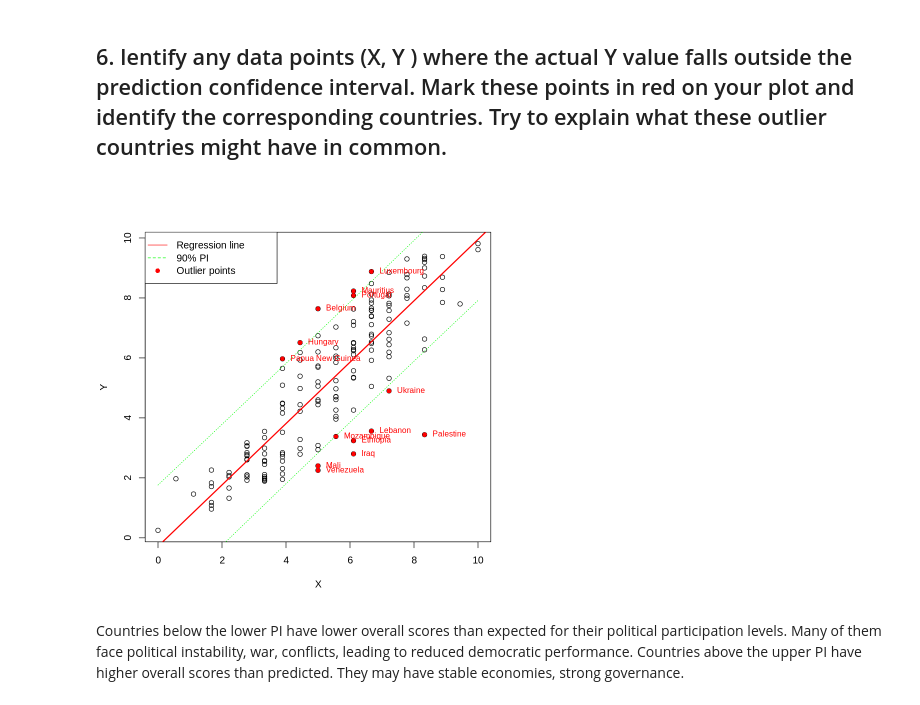
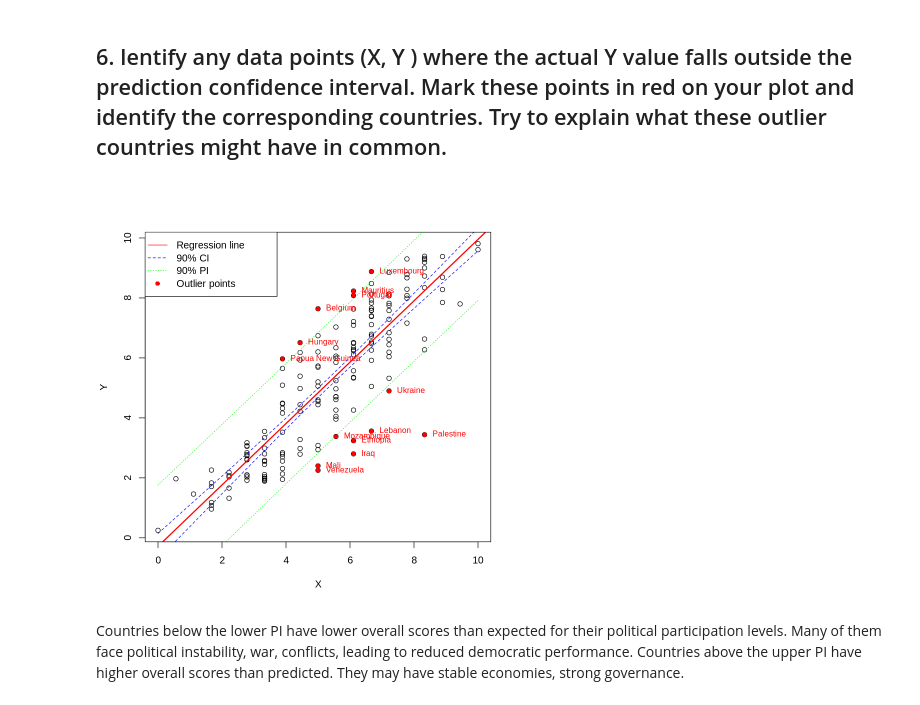
Before and after one commit to EmilijusPocius/Regresine-Analize, a Jupyter notebook: RA_Lab1.ipynb, the cells around one changed output. Saved outputs shown, nothing was run; the diff lists cells and outputs as text; code cells hidden in the pictures.

Commit message:
graph fix

```diff
--- a/RA_Lab1.ipynb
+++ b/RA_Lab1.ipynb
@@ -257,19 +246,21 @@ legend("topleft",
 # %%
 country_names = duom$Country
 PI_grid <- predict(model, newdata = data.frame(X), interval="prediction", level=0.90)
 out_idx <- which(Y < PI_grid[,'lwr'] | Y > PI_grid[,'upr'])
 plot(X, Y)
 abline(model, col="red", lwd=2)
 lines(X_grid_2$X, pred_PI[,"lwr"], col = "green", lty = 3)
 lines(X_grid_2$X, pred_PI[,"upr"], col = "green", lty = 3)
+lines(X_grid_2$X, pred_CI[,"lwr"], col = "blue", lty = 2)
+lines(X_grid_2$X, pred_CI[,"upr"], col = "blue", lty = 2)
 points(X[out_idx], Y[out_idx], col="red", pch=16)
 text(X[out_idx], Y[out_idx], labels = country_names[out_idx], pos = 4, col = "red", cex = 0.8, offset = 0.5)
 legend("topleft",
-       legend = c("Regression line", "90% PI", "Outlier points"),
-       col = c("red", "green", "red"),
-       pch = c(NA, NA, 16),
-       lty = c(1, 2, 0))
+       legend = c("Regression line", "90% CI", "90% PI", "Outlier points"),
+       col = c("red", "blue", "green", "red"),
+       pch = c(NA, NA, NA, 16),
+       lty = c(1, 2, 3, 0))
 # %% [output]
-[figure, old version]
+[figure, new version]
 # %% [markdown]
 Countries below the lower PI have lower overall scores than expected for their political participation levels. Many of them face political instability, war, conflicts, leading to reduced democratic performance. Countries above the upper PI have higher overall scores than predicted. They may have stable economies, strong governance.
```
Also changed, not shown: parts of 3 cells of this notebook.
